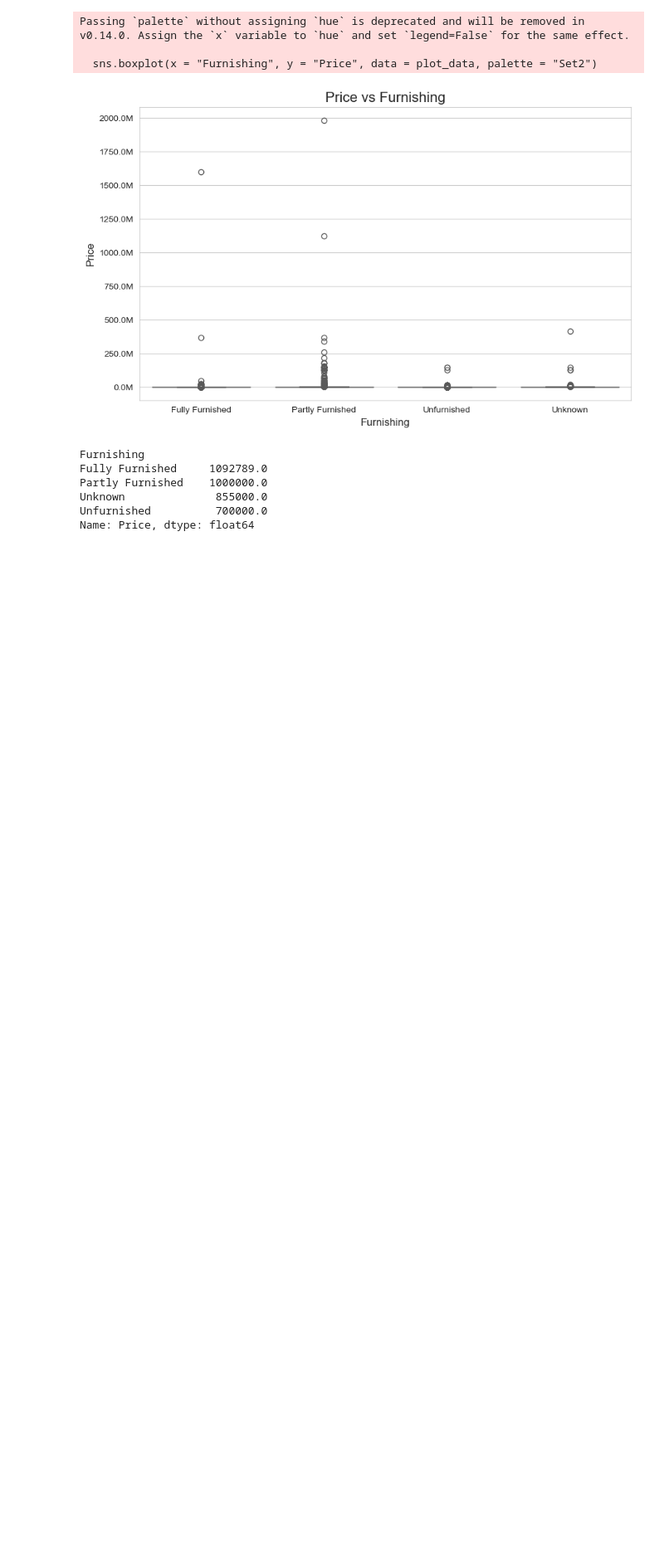
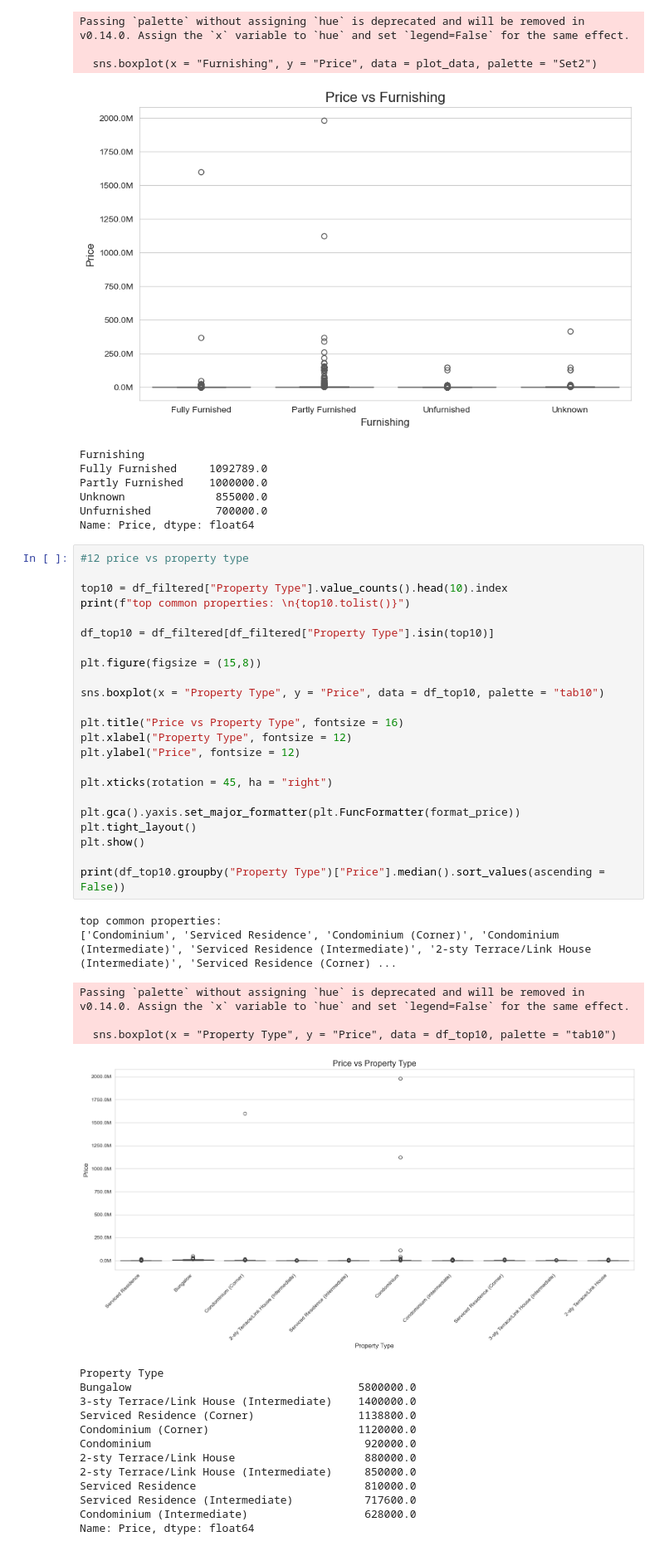
Before and after one commit to ShayneLim/House_Price_Predictor, a Jupyter notebook: House_Price_Predictor.ipynb, the cells around one changed output. Shown at 83% size. Drawn from its saved outputs; the diff is of its cells as text; blank space fills up the shorter version.

Commit message:
price vs property type

```diff
--- a/House_Price_Predictor.ipynb
+++ b/House_Price_Predictor.ipynb
@@ -235,3 +235,45 @@ Partly Furnished    1000000.0
 Unknown              855000.0
 Unfurnished          700000.0
 Name: Price, dtype: float64
+# %%
+#12 price vs property type
+
+top10 = df_filtered["Property Type"].value_counts().head(10).index
+print(f"top common properties: \n{top10.tolist()}")
+
+df_top10 = df_filtered[df_filtered["Property Type"].isin(top10)]
+
+plt.figure(figsize = (15,8))
+
+sns.boxplot(x = "Property Type", y = "Price", data = df_top10, palette = "tab10")
+
+plt.title("Price vs Property Type", fontsize = 16)
+plt.xlabel("Property Type", fontsize = 12)
+plt.ylabel("Price", fontsize = 12)
+
+plt.xticks(rotation = 45, ha = "right")
+
+plt.gca().yaxis.set_major_formatter(plt.FuncFormatter(format_price))
+plt.tight_layout()
+plt.show()
+
+print(df_top10.groupby("Property Type")["Price"].median().sort_values(ascending = False))
+# %% [output]
+top common properties:
+['Condominium', 'Serviced Residence', 'Condominium (Corner)', 'Condominium (Intermediate)', 'Serviced Residence (Intermediate)', '2-sty Terrace/Link House (Intermediate)', 'Serviced Residence (Corner) ...
+Passing `palette` without assigning `hue` is deprecated and will be removed in v0.14.0. Assign the `x` variable to `hue` and set `legend=False` for the same effect.
+
+  sns.boxplot(x = "Property Type", y = "Price", data = df_top10, palette = "tab10")
+[figure, added]
+Property Type
+Bungalow                                   5800000.0
+3-sty Terrace/Link House (Intermediate)    1400000.0
+Serviced Residence (Corner)                1138800.0
+Condominium (Corner)                       1120000.0
+Condominium                                 920000.0
+2-sty Terrace/Link House                    880000.0
+2-sty Terrace/Link House (Intermediate)     850000.0
+Serviced Residence                          810000.0
+Serviced Residence (Intermediate)           717600.0
+Condominium (Intermediate)                  628000.0
+Name: Price, dtype: float64
```
